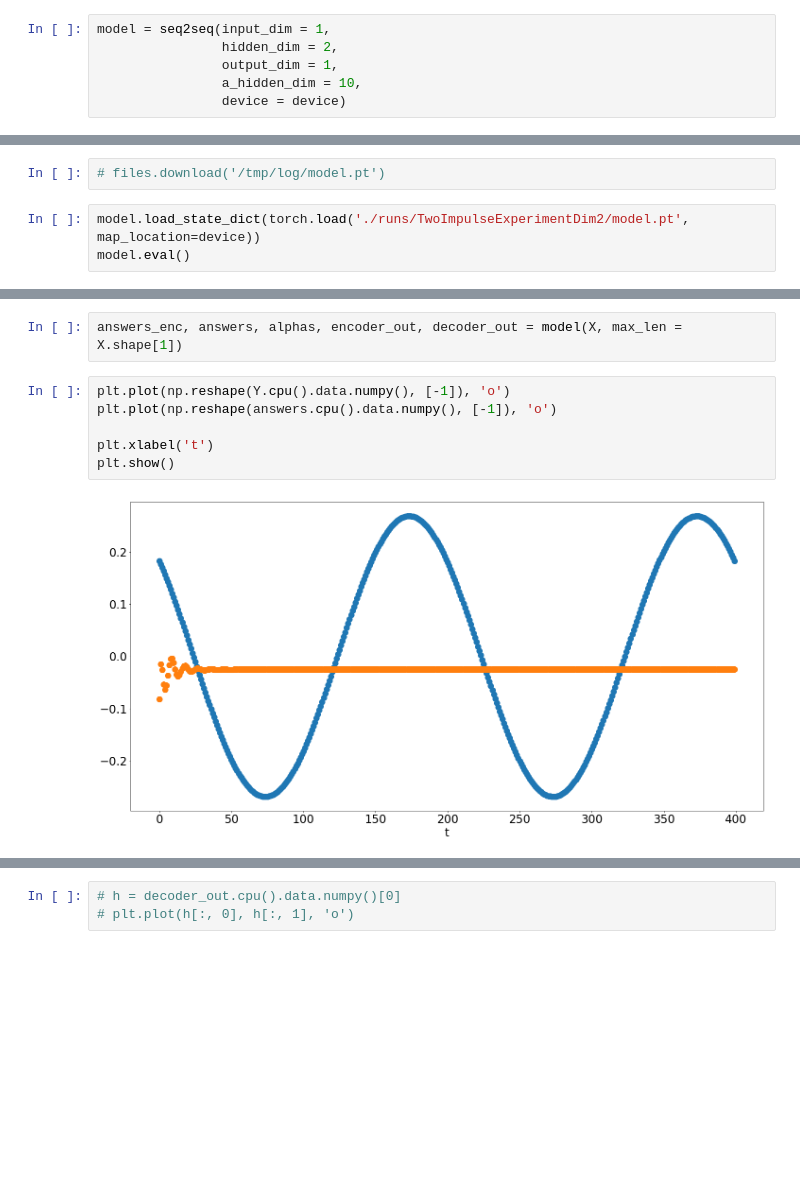
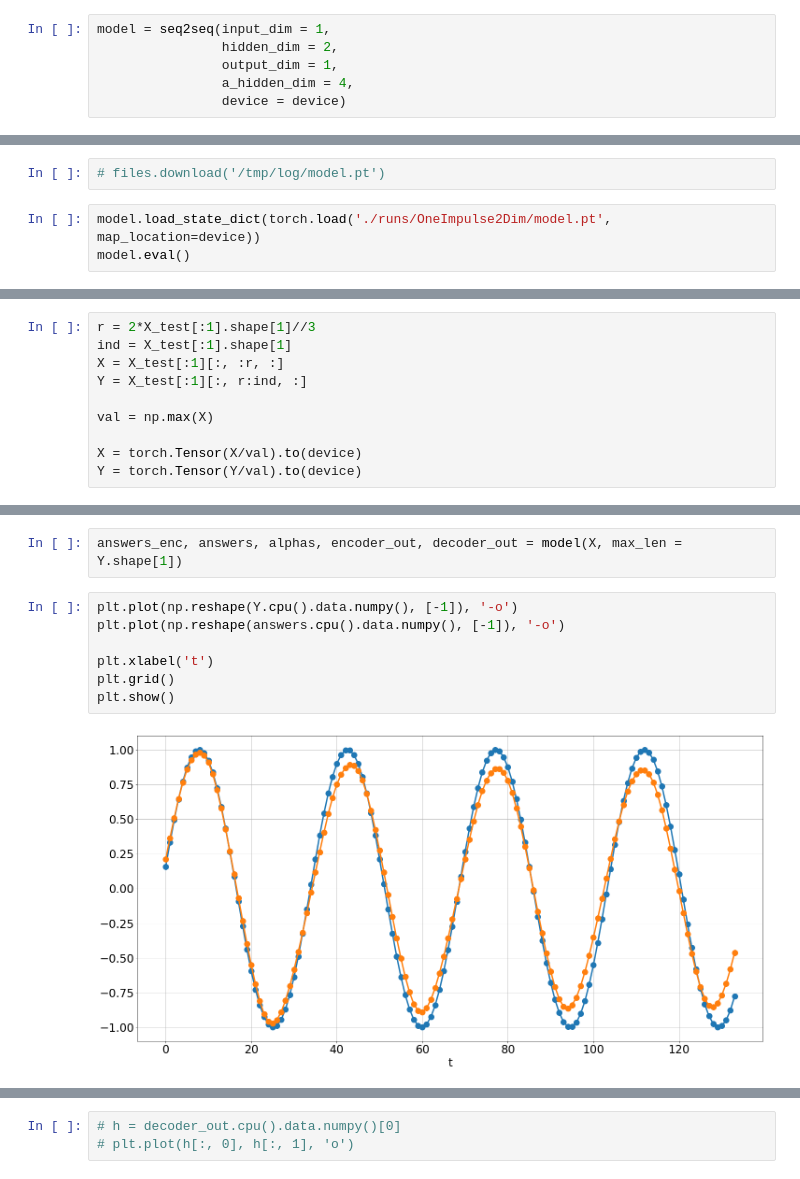
Before and after one commit to andriygav/TimeSeriesClustering, a Jupyter notebook: code/main.ipynb, the cells around one changed output, grey strips where cells are left out. Drawn from its saved outputs; the diff is of its cells as text; blank space fills up the shorter version.

Commit message:
add new model

```diff
--- a/code/main.ipynb
+++ b/code/main.ipynb
@@ -407,7 +409,7 @@ dataset = TimeSeries(X_train, X_train, device = device)
 model = seq2seq(input_dim = 1,
                 hidden_dim = 2,
                 output_dim = 1,
-                a_hidden_dim = 10,
+                a_hidden_dim = 4,
                 device = device)
 # %%
 # writer = SummaryWriter(log_dir = '/tmp/log')
@@ -437,7 +439,7 @@ model = seq2seq(input_dim = 1,
 # %%
 # files.download('/tmp/log/model.pt')
 # %%
-model.load_state_dict(torch.load('./runs/TwoImpulseExperimentDim2/model.pt', map_location=device))
+model.load_state_dict(torch.load('./runs/OneImpulse2Dim/model.pt', map_location=device))
 model.eval()
 # %% [output]
 seq2seq(
@@ -461 +460,11 @@ Y = torch.Tensor(X_test[:1]).to(device)
+# %%
+r = 2*X_test[:1].shape[1]//3
+ind = X_test[:1].shape[1]
+X = X_test[:1][:, :r, :]
+Y = X_test[:1][:, r:ind, :]
+
+val = np.max(X)
+
+X = torch.Tensor(X/val).to(device)
+Y = torch.Tensor(Y/val).to(device)
 # %%
@@ -468,13 +479,14 @@ plt.show()
 # %%
-answers_enc, answers, alphas, encoder_out, decoder_out = model(X, max_len = X.shape[1])
+answers_enc, answers, alphas, encoder_out, decoder_out = model(X, max_len = Y.shape[1])
 # %%
-plt.plot(np.reshape(Y.cpu().data.numpy(), [-1]), 'o')
-plt.plot(np.reshape(answers.cpu().data.numpy(), [-1]), 'o')
+plt.plot(np.reshape(Y.cpu().data.numpy(), [-1]), '-o')
+plt.plot(np.reshape(answers.cpu().data.numpy(), [-1]), '-o')
 
 plt.xlabel('t')
+plt.grid()
 plt.show()
 # %% [output]
-[figure, old version]
+[figure, new version]
 # %%
 h = encoder_out.cpu().data.numpy()[0]
 plt.plot(h[:, 0], h[:, 1], 'o')
```
Also changed, not shown: parts of 7 cells of this notebook, 1 other file.
